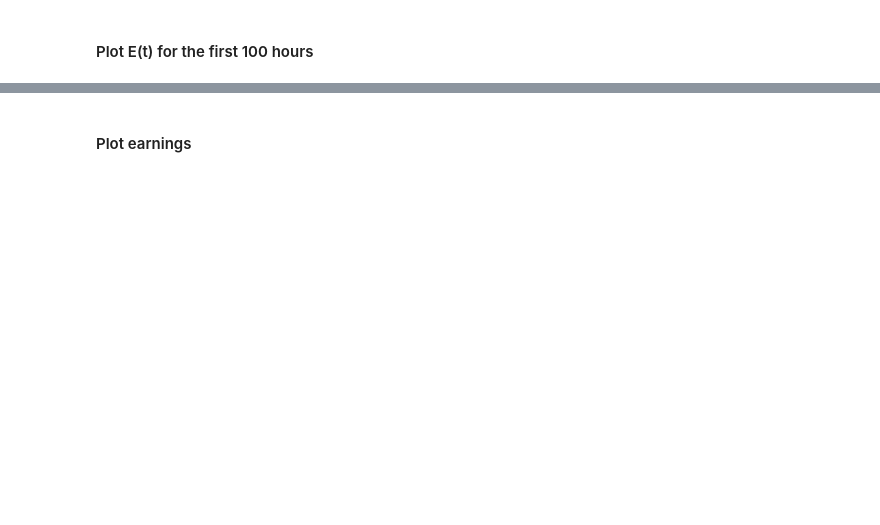
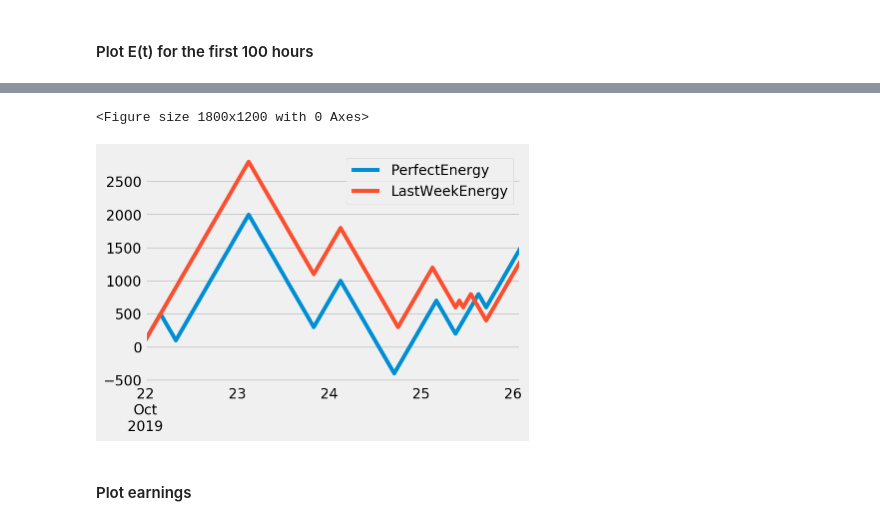
Before and after one commit to lukasbahr/pom, a Jupyter notebook: dsm/dsm.ipynb, the cells around one changed output, grey strips where cells are left out. Drawn from its saved outputs; the diff is of its cells as text; code cells hidden in the pictures; blank space fills up the shorter version.

```diff
--- a/dsm/dsm.ipynb
+++ b/dsm/dsm.ipynb
@@ -364,2 +378,9 @@ To show how the actual plant operation changes as new data becomes available, pl
+# %%
+energyplot = plt.figure(dpi = 300)
+plotframe.iloc[0:99].plot(y = ['PerfectEnergy', 'LastWeekEnergy'])
+energyplot.show()
+# %% [output]
+<Figure size 1800x1200 with 0 Axes>
+[figure, added]
 # %% [markdown]
 #### Plot earnings
```
Also changed, not shown: parts of 24 cells of this notebook, 8 other files.
